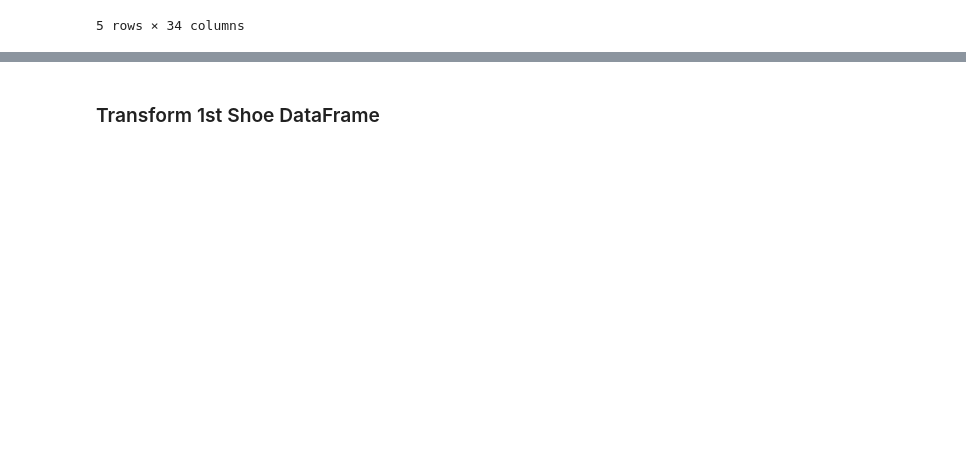
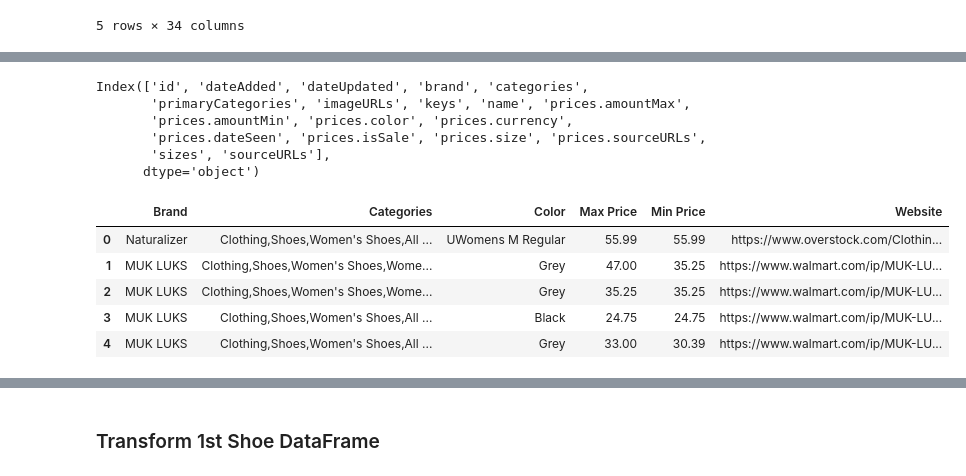
Before and after one commit to jazminhicks/ETL, a Jupyter notebook: shoes_etl.ipynb, the cells around one changed output, grey strips where cells are left out. Saved outputs shown, nothing was run; the diff lists cells and outputs as text; code cells hidden in the pictures; blank space fills up the shorter version.

```diff
--- a/shoes_etl.ipynb
+++ b/shoes_etl.ipynb
@@ -17,0 +40,29 @@ shoes_one_df.head()
+# %%
+# remove duplicates and columns with null values - dataframe 1
+shoes_one_df.drop_duplicates()
+shoes_one_df.dropna(axis= 1, how = "any", inplace = True)
+#shoes_one_df.isnull().sum()
+
+shoes_one_df.columns
+# %% [output]
+Index(['id', 'dateAdded', 'dateUpdated', 'brand', 'categories',
+       'primaryCategories', 'imageURLs', 'keys', 'name', 'prices.amountMax',
+       'prices.amountMin', 'prices.color', 'prices.currency',
+       'prices.dateSeen', 'prices.isSale', 'prices.size', 'prices.sourceURLs',
+       'sizes', 'sourceURLs'],
+      dtype='object')
+# %%
+shoes_one_transformed = shoes_one_df[["brand", "categories", "prices.color", "prices.amountMax", "prices.amountMin", "prices.sourceURLs"]]
+
+shoes_one_renamed = shoes_one_transformed.rename(columns = {"brand":"Brand","categories":"Categories", "prices.color":"Color",
+                                                                "prices.amountMax":"Max Price", "prices.amountMin":"Min Price",
+                                                                "prices.sourceURLs":"Website"})
+
+shoes_one_renamed.head()
+# %% [output]
+|  | Brand | Categories | Color | Max Price | Min Price | Website |
+| 0 | Naturalizer | Clothing,Shoes,Women's Shoes,All ... | UWomens M Regular | 55.99 | 55.99 | https://www.overstock.com/Clothin... |
+| 1 | MUK LUKS | Clothing,Shoes,Women's Shoes,Wome... | Grey | 47.00 | 35.25 | https://www.walmart.com/ip/MUK-LU... |
+| 2 | MUK LUKS | Clothing,Shoes,Women's Shoes,Wome... | Grey | 35.25 | 35.25 | https://www.walmart.com/ip/MUK-LU... |
+| 3 | MUK LUKS | Clothing,Shoes,Women's Shoes,All ... | Black | 24.75 | 24.75 | https://www.walmart.com/ip/MUK-LU... |
+| 4 | MUK LUKS | Clothing,Shoes,Women's Shoes,All ... | Grey | 33.00 | 30.39 | https://www.walmart.com/ip/MUK-LU... |
```
Also changed, not shown: parts of 11 cells of this notebook.
